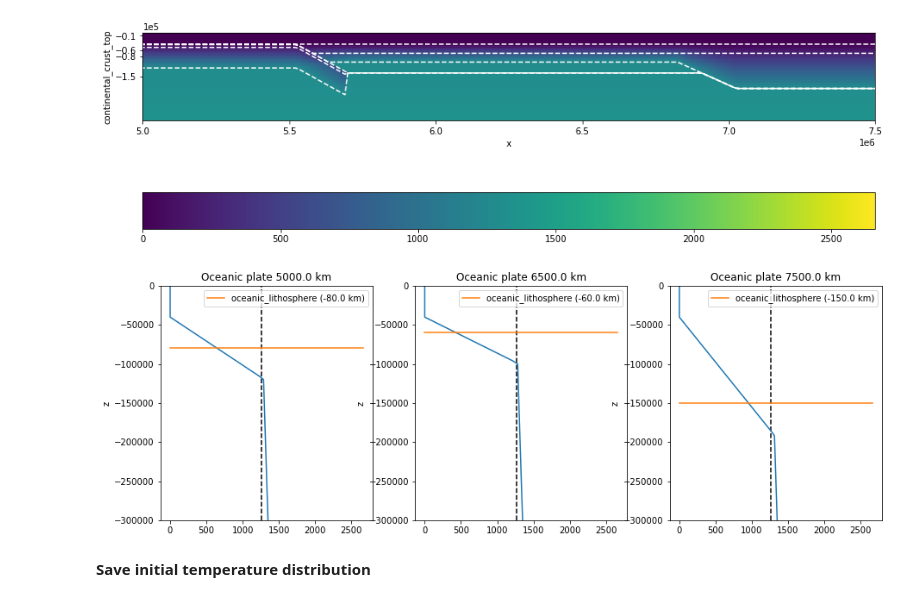
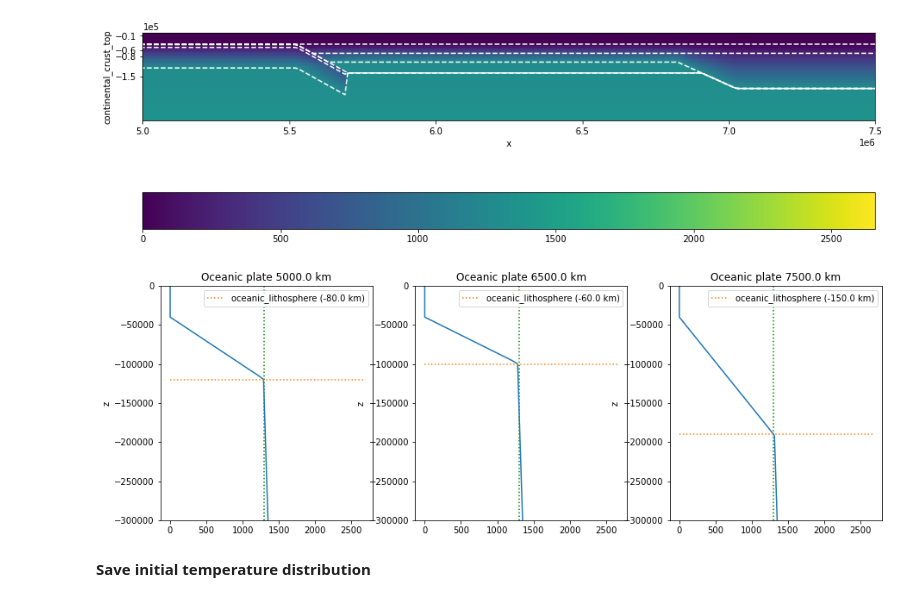
Before and after one commit to jamisonassuncao/mandyoc-scripts, a Jupyter notebook: mandyoc-make-initial.ipynb, the cells around one changed output. Cells and saved outputs as stored; diff of their text form; code cells hidden in the pictures.

Commit message:
small visual change

```diff
--- a/mandyoc-make-initial.ipynb
+++ b/mandyoc-make-initial.ipynb
@@ -627,54 +627,51 @@ plt.figure(figsize=(15,5))
 # temperature in the oceanic crust
 plt.subplot(131)
 aux = temperature.sel(x=5000e3, method="nearest")
-
 aux.plot(y="z")
 plt.title("Oceanic plate {} km".format(aux.x.values / 1000))
 plt.plot(
     aux,
-    oceanic_lab_depth * np.ones_like(aux.z),
-    label="oceanic_lithosphere ({} km)".format(oceanic_lab_depth / 1e3)
+    (oceanic_lab_depth + h_air) * np.ones_like(aux.z),
+    label="oceanic_lithosphere ({} km)".format(oceanic_lab_depth / 1e3),
+    linestyle='dotted'
 )
-plt.vlines(temp_0,-300_000,0, linestyles='dashed', color='k')
-# plt.vlines(1300,-300_000,0, linestyles='dashed')
+plt.vlines(1300,-300_000,0, linestyles='dotted', color='green')
 plt.ylim((-300e3, zmax))
-# plt.ylim(-100_000,-50_000)
-# plt.xlim(1000,1500)
 plt.legend()
 
 # temperature in the arc zone
 plt.subplot(132)
 aux = temperature.sel(x=6500e3, method="nearest")
 aux.plot(y="z")
 plt.title("Oceanic plate {} km".format(aux.x.values / 1000))
 plt.plot(
     aux,
-    arc_depth * np.ones_like(aux.z),
-    label="oceanic_lithosphere ({} km)".format(arc_depth / 1e3)
+    (arc_depth + h_air) * np.ones_like(aux.z),
+    label="oceanic_lithosphere ({} km)".format(arc_depth / 1e3),
+    linestyle='dotted'
 )
-plt.vlines(temp_0,-300_000,0, linestyles='dashed', color='k')
-# plt.vlines(1300,-300_000,0, linestyles='dashed')
+plt.vlines(1300,-300_000,0, linestyles='dotted', color='green')
 plt.ylim((-300e3, zmax))
 plt.legend()
 
 # temperature in the craton area
 plt.subplot(133)
 aux = temperature.sel(x=7500e3, method="nearest")
 aux.plot(y="z")
 plt.title("Oceanic plate {} km".format(aux.x.values / 1000))
 plt.plot(
     aux,
-    continental_lab_depth * np.ones_like(aux.z),
-    label="oceanic_lithosphere ({} km)".format(continental_lab_depth / 1e3)
+    (continental_lab_depth + h_air) * np.ones_like(aux.z),
+    label="oceanic_lithosphere ({} km)".format(continental_lab_depth / 1e3),
+    linestyle='dotted'
 )
-# plt.vlines(1300,-300_000,0, linestyles='dashed')
-plt.vlines(temp_0,-300_000,0, linestyles='dashed', color='k')
+plt.vlines(1300,-300_000,0, linestyles='dotted', color='green')
 plt.ylim((-300e3, zmax))
 plt.legend()
 
 plt.show()
 # %% [output]
-[figure, old version]
+[figure, new version]
 # %% [markdown]
 **Save initial temperature distribution**
 # %%
```
